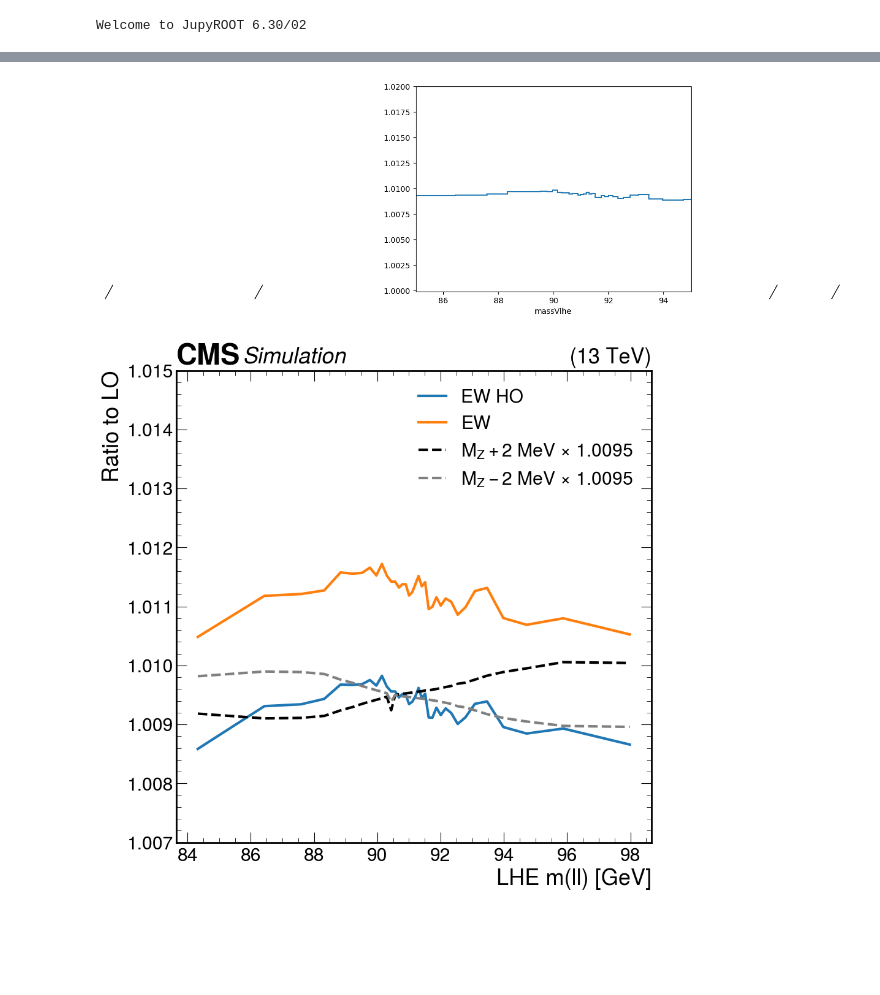
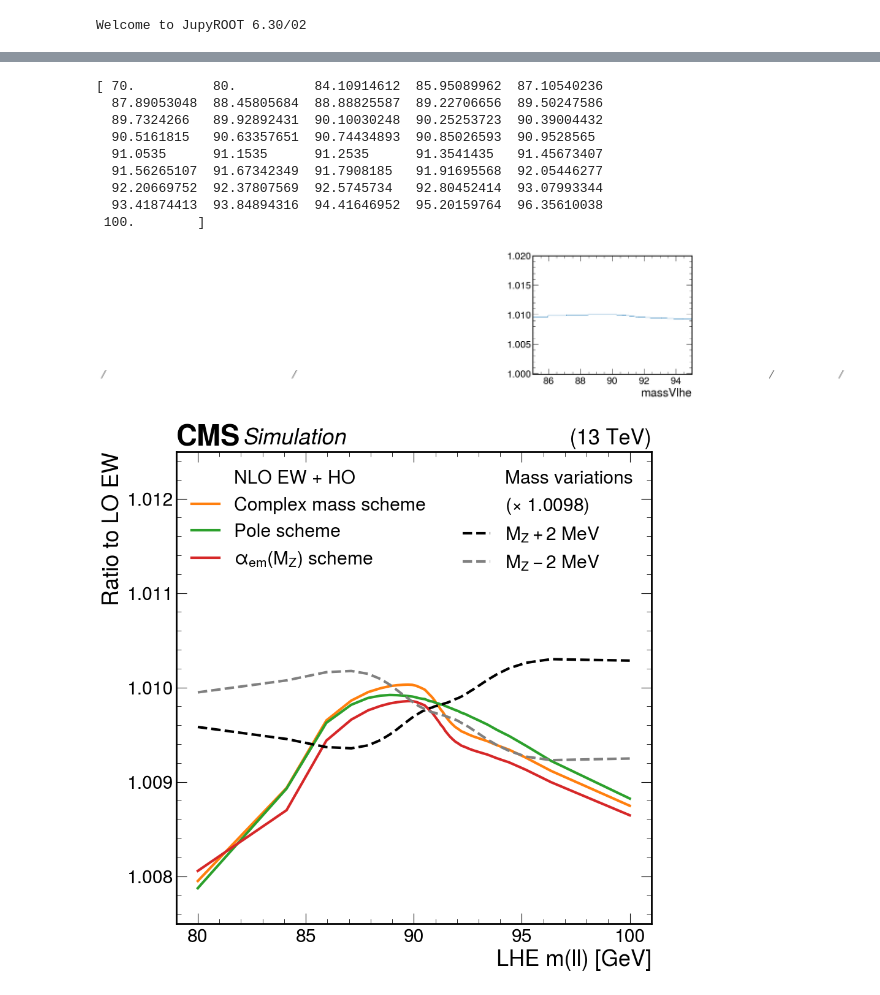
Before and after one commit to rubenforti/WRemnants, a Jupyter notebook: notebooks/EWCorrections_Powheg.ipynb, the cells around one changed output, grey strips where cells are left out. Saved outputs shown, nothing was run; the diff lists cells and outputs as text; code cells hidden in the pictures; blank space fills up the shorter version.

Commit message:
Plotting Z ew corrections

```diff
--- a/notebooks/EWCorrections_Powheg.ipynb
+++ b/notebooks/EWCorrections_Powheg.ipynb
@@ -16,5 +18,5 @@ Welcome to JupyROOT 6.30/02
 # %%
-res, meta, _ = input_tools.read_infile('../w_z_gen_dists_powheg-weak.hdf5')
+res, meta, _ = input_tools.read_infile('../w_z_gen_dists_powheg-weak3.hdf5')
 # %%
 res.keys()
 # %% [output]
@@ -22,4 +24,4 @@ dict_keys(['Zmumu_powheg-weak', 'meta_info'])
 # %%
-out = res['Zmumu_powheg-weak']['output']
+out = res['Zmumu_powheg-weak-peak']['output']
 out.keys()
 # %% [output]
@@ -43,27 +68,36 @@ Hist(Regular(50, -3.14159, 3.14159, name='lheCosTheta'), storage=Double()) # Sum
 # %%
 fig = plt.figure(figsize=(6.4, 4.8))
 name = 'lhe_massVcosTheta_weakWeightZ'
 axis = 'massVlhe'
-binning = out['lhe_massVcosTheta_weakWeightZ'].get().axes['massVlhe'].edges[10:-10:10]
-#print(binning)
+binning = out['lhe_massVcosTheta_weakWeightZ'].get().axes['massVlhe'].edges[4:-5]
+print(binning)
 def getHist(sample, name, axis, binning, weight):
     hproj = hh.rebinHist(res[sample]['output'][name].get()[:,:,weight].project(axis), axis, binning)
     widths = hproj.axes.widths.flatten()
     hproj /= widths[0]
     return hproj
 
-hvar = getHist('Zmumu_powheg-weak', name, axis, binning, 2) # EW HO
-hnom = getHist('Zmumu_powheg-weak', name, axis, binning, 0) # LO
+hvar = getHist('Zmumu_powheg-weak-peak', name, axis, binning, 2) # EW HO
+hnom = getHist('Zmumu_powheg-weak-peak', name, axis, binning, 0) # LO
 
 hratio = hh.divideHists(hvar, hnom)
 p = hratio.plot()
 p[0].errorbar.remove()
 
 plt.ylim(0.9999,1.02)
 plt.xlim(85,95)
 
 val_ho = hratio.values()
 # %% [output]
+[ 70.          80.          84.10914612  85.95089962  87.10540236
+  87.89053048  88.45805684  88.88825587  89.22706656  89.50247586
+  89.7324266   89.92892431  90.10030248  90.25253723  90.39004432
+  90.5161815   90.63357651  90.74434893  90.85026593  90.9528565
+  91.0535      91.1535      91.2535      91.3541435   91.45673407
+  91.56265107  91.67342349  91.7908185   91.91695568  92.05446277
+  92.20669752  92.37807569  92.5745734   92.80452414  93.07993344
+  93.41874413  93.84894316  94.41646952  95.20159764  96.35610038
+ 100.        ]
-[figure, old version]
+[figure, new version]
 # %%
 def getEWratio(var, nom):
@@ -75,21 +109,30 @@ def getEWratio(var, nom):
 import mplhep as hep  # HEP (CMS) extensions/styling on top of mpl
 hep.style.use("CMS")
 plt.rcParams['lines.linewidth'] = 3
+plt.rcParams['lines.markersize'] = 5
 
 # EW order variations
-plt.plot(binning[1:], getEWratio(2, 0), label = 'EW HO')
-plt.plot(binning[1:], getEWratio(1, 0), label = 'EW')
-mass_offset = 1.0095
-plt.plot(binning[1:], getEWratio(7, 2)*mass_offset, label = fr'$M_Z+2$ MeV $\times$ {mass_offset}', linestyle='dashed', c='black')
-plt.plot(binning[1:], getEWratio(6, 2)*mass_offset, label = fr'$M_Z-2$ MeV $\times$ {mass_offset}', linestyle='dashed', c='gray')
-plt.legend()
+plt.plot([], [], ' ', label="NLO EW + HO")
+plt.plot(binning[1:], getEWratio(2, 0), '-', label = 'Complex mass scheme')
+plt.plot(binning[1:], getEWratio(3, 0), label = 'Pole scheme')
+plt.plot(binning[1:], getEWratio(10, 0), label = r'$\alpha_{em}(M_Z)$ scheme')
+# Mass variations
+mass_offset = 1.01
+mass_offset = getEWratio(2, 0)[np.where(binning == 91.1535)][0]
+plt.plot([], [], ' ', label=fr"Mass variations")
+plt.plot([], [], ' ', label=fr"($\times$ {mass_offset:0.4f})")
+plt.plot(binning[1:], getEWratio(7, 2)*mass_offset, label = fr'$M_Z+2$ MeV', linestyle='dashed', c='black')
+plt.plot(binning[1:], getEWratio(6, 2)*mass_offset, label = fr'$M_Z-2$ MeV', linestyle='dashed', c='gray')
+# to add back offset to legend: $\times$ {mass_offset:0.4f}
+plt.legend(ncol=2)
 plt.xlabel("LHE m(ll) [GeV]")
-plt.ylabel("Ratio to LO")
-plt.ylim(1.007,1.015)
+plt.ylabel("Ratio to LO EW")
+plt.ylim(1.0075,1.0125)
 hep.cms.label("", loc=0, ax=plt.gca())
+plt.savefig('z_ew_mass.pdf', bbox_inches='tight')
 plt.show()
 # %% [output]
-[figure, old version]
+[figure, new version]
 # %%
 # EW scheme variations
 #plt.plot(binning[1:], getEWratio(2, 0), label = 'EW HO / LO')
```
Also changed, not shown: parts of 22 cells of this notebook.
